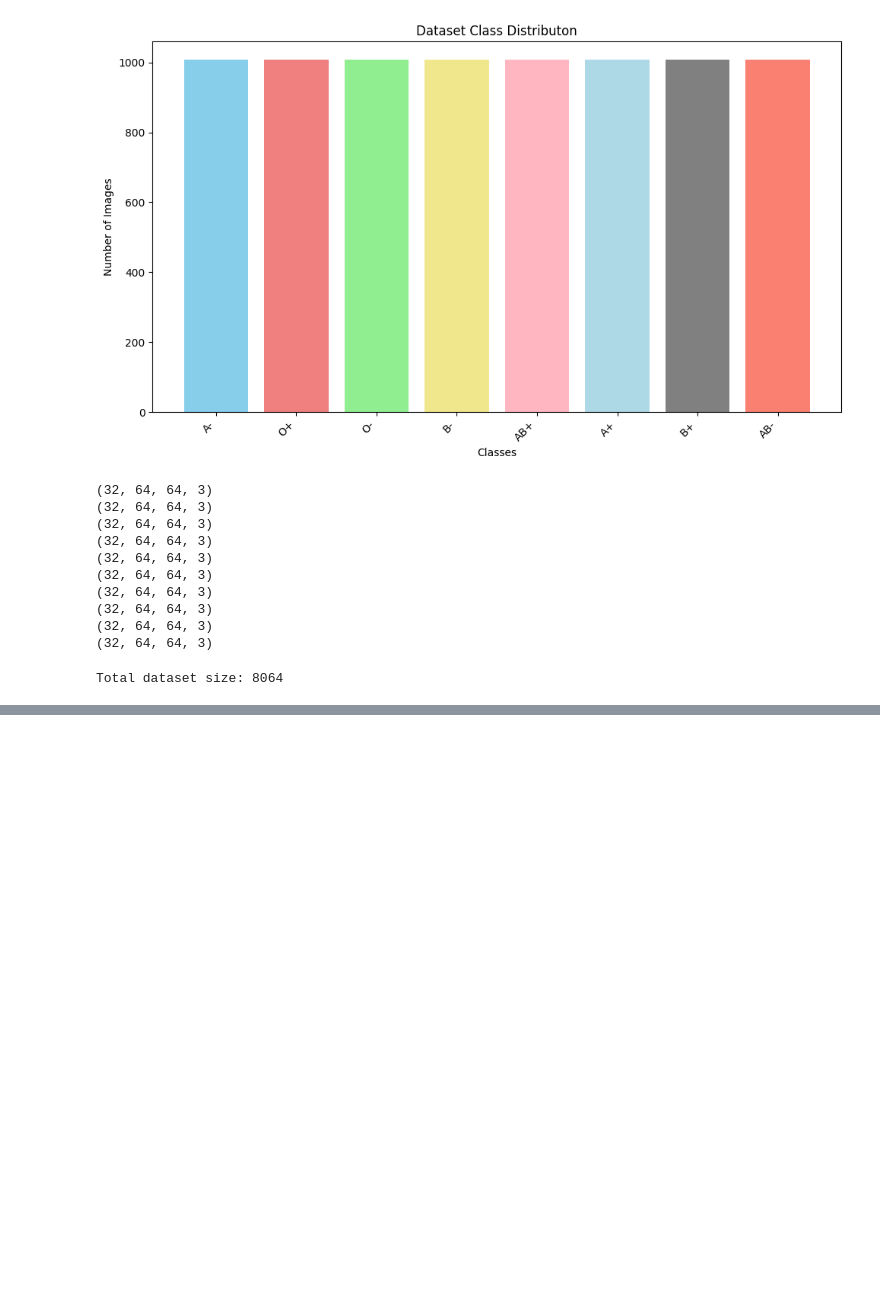
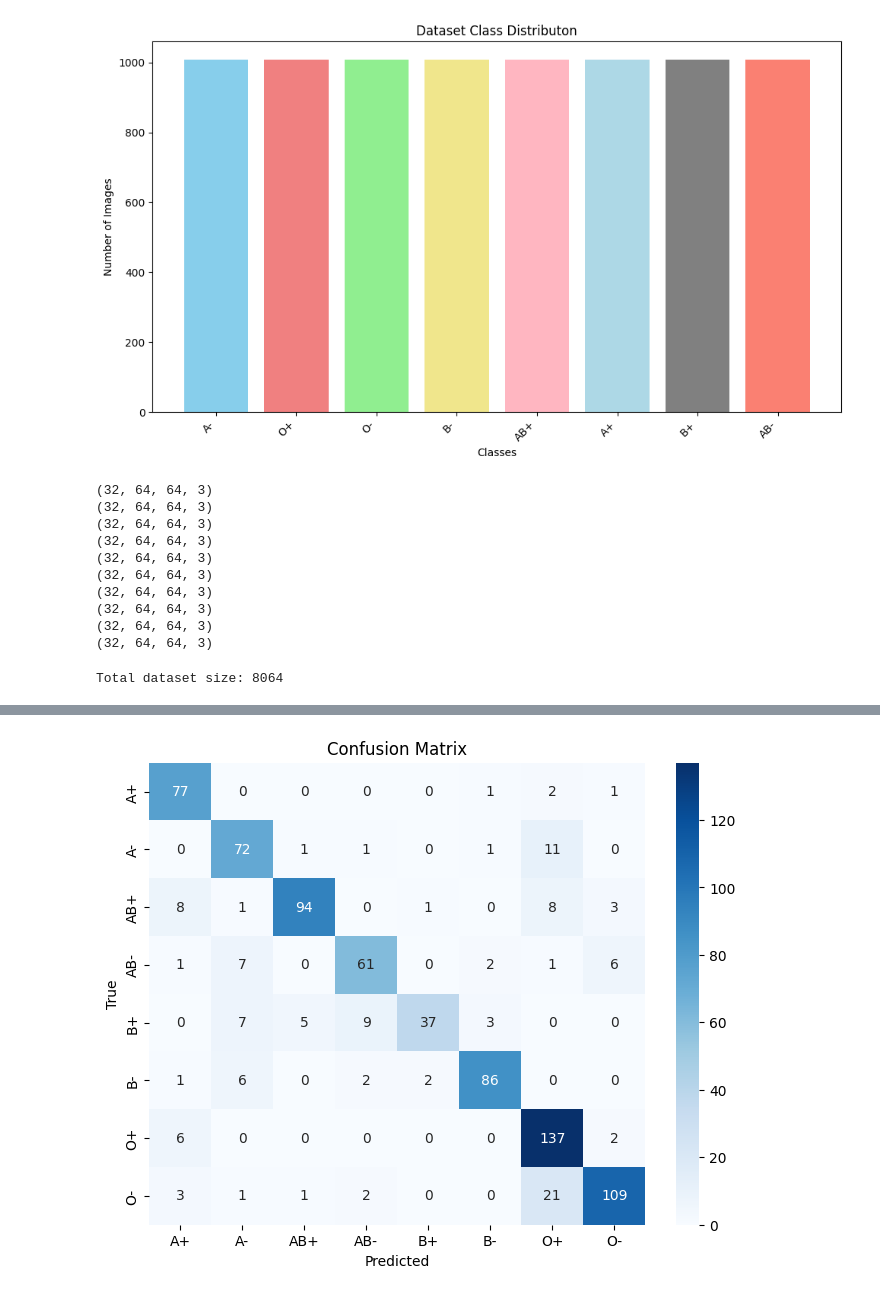
Before and after one commit to KRRAHUL69/Blood-Group-Detection-Using-Fingerprint-Pattern, a Jupyter notebook: notebook/bgdufp.ipynb, the cells around one changed output, grey strips where cells are left out. Cells and saved outputs as stored; diff of their text form; code cells hidden in the pictures; blank space fills up the shorter version.

```diff
--- a/notebook/bgdufp.ipynb
+++ b/notebook/bgdufp.ipynb
@@ -161,0 +265,34 @@ print(f"Testing dataset size: {test_batch_count * BATCH_SIZE}")
+# %%
+# Get predictions on the test dataset
+y_true = []  # True labels
+y_pred = []  # Predicted labels
+
+# Iterate over the test dataset and collect the true and predicted labels
+for images, labels in test_dataset:
+    predictions = high_acc_model.predict(images)
+    predicted_labels = np.argmax(predictions, axis=1)  # Convert probabilities to class labels
+    y_true.extend(labels.numpy())  # Convert tensor to numpy array and append
+    y_pred.extend(predicted_labels)  # Append the predicted labels
+
+# Convert to numpy arrays (optional, but often useful)
+y_true = np.array(y_true)
+y_pred = np.array(y_pred)
+
+# Classification report
+report = classification_report(y_true, y_pred, target_names=class_names)
+
+print("Classification Report:")
+print(report)
+
+# Confusion matrix
+conf_matrix = confusion_matrix(y_true, y_pred)
+
+# Plot confusion matrix
+plt.figure(figsize=(8, 6))
+sns.heatmap(conf_matrix, annot=True, fmt='d', cmap='Blues',
+            xticklabels=class_names, yticklabels=class_names)
+plt.title("Confusion Matrix")
+plt.xlabel("Predicted")
+plt.ylabel("True")
+plt.show()
+# %% [output]
@@ -161,0 +316 @@ print(f"Testing dataset size: {test_batch_count * BATCH_SIZE}")
+[figure, added]
```
Also changed, not shown: parts of 7 cells of this notebook.
